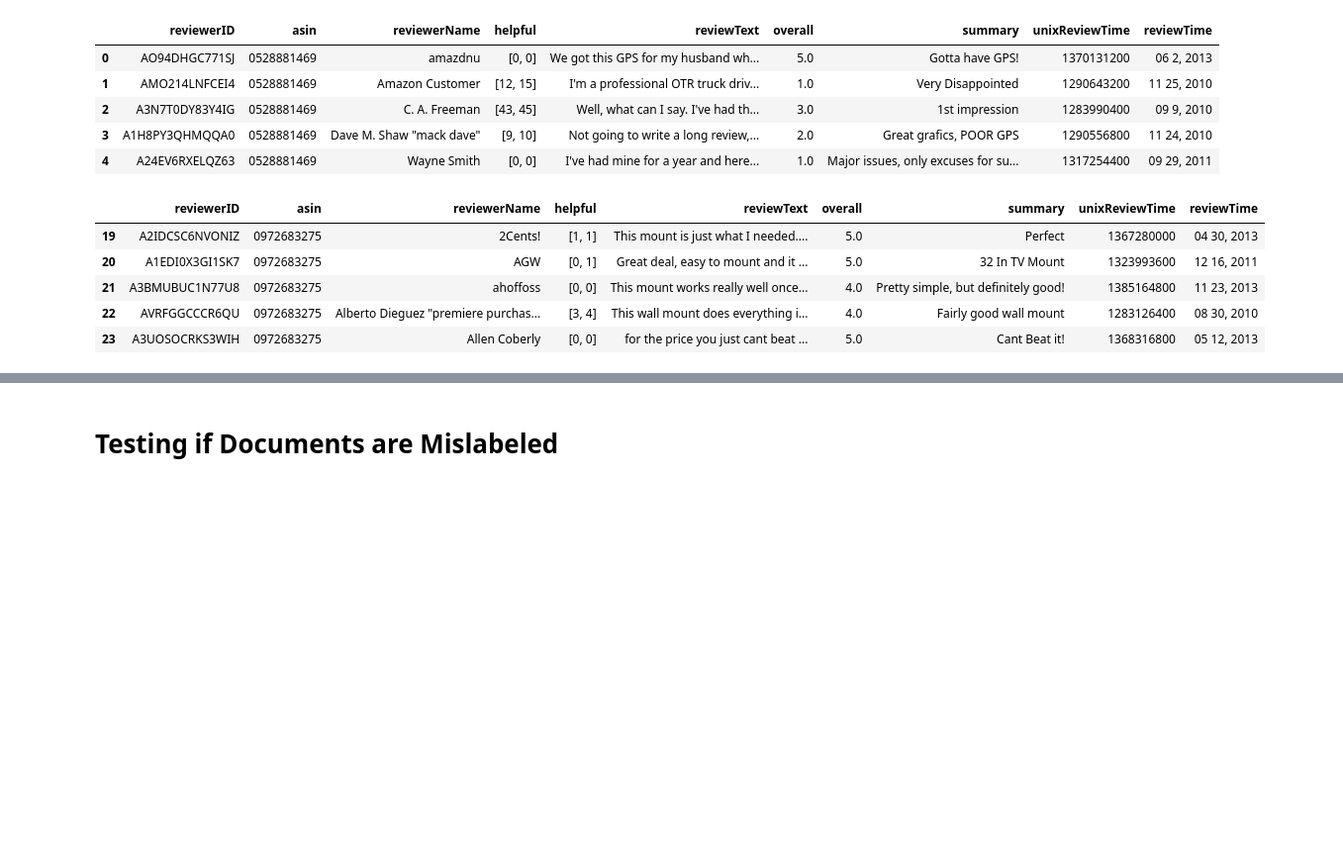
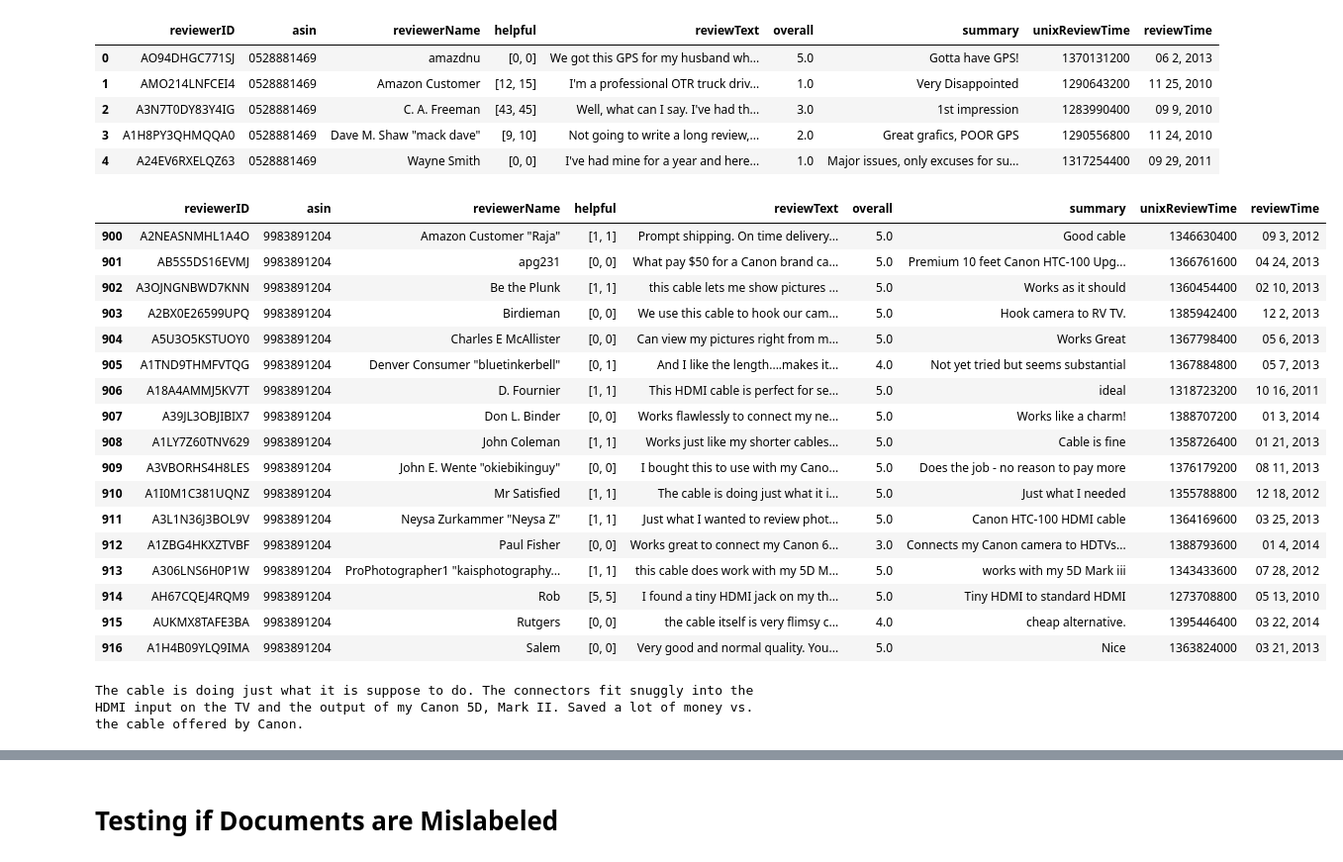
Before and after one commit to divya-chou/gefilter-fish, a Jupyter notebook: gefilter-fish-nmf.ipynb, the cells around one changed output, grey strips where cells are left out. Shown at 99% size. Saved outputs shown, nothing was run; the diff lists cells and outputs as text; code cells hidden in the pictures; blank space fills up the shorter version.

```diff
--- a/gefilter-fish-nmf.ipynb
+++ b/gefilter-fish-nmf.ipynb
@@ -124,17 +121,35 @@ reviews_df.head()
 # %%
 test_asin  = reviews_df['asin'].value_counts().idxmax()
 #test_asin  = '0528881469'
+test_asin  = '9983891204'
 test_df   = reviews_df[reviews_df['asin'] == test_asin]
 test_df   = test_df.replace('', np.nan)
 test_df   = test_df.dropna()
-test_df.head()
+test_df
 # %% [output]
 |  | reviewerID | asin | reviewerName | helpful | reviewText | overall | summary | unixReviewTime | reviewTime |
-| 19 | A2IDCSC6NVONIZ | 0972683275 | 2Cents! | [1, 1] | This mount is just what I needed.... | 5.0 | Perfect | 1367280000 | 04 30, 2013 |
-| 20 | A1EDI0X3GI1SK7 | 0972683275 | AGW | [0, 1] | Great deal, easy to mount and it ... | 5.0 | 32 In TV Mount | 1323993600 | 12 16, 2011 |
-| 21 | A3BMUBUC1N77U8 | 0972683275 | ahoffoss | [0, 0] | This mount works really well once... | 4.0 | Pretty simple, but definitely good! | 1385164800 | 11 23, 2013 |
-| 22 | AVRFGGCCCR6QU | 0972683275 | Alberto Dieguez "premiere purchas... | [3, 4] | This wall mount does everything i... | 4.0 | Fairly good wall mount | 1283126400 | 08 30, 2010 |
-| 23 | A3UOSOCRKS3WIH | 0972683275 | Allen Coberly | [0, 0] | for the price you just cant beat ... | 5.0 | Cant Beat it! | 1368316800 | 05 12, 2013 |
+| 900 | A2NEASNMHL1A4O | 9983891204 | Amazon Customer "Raja" | [1, 1] | Prompt shipping. On time delivery... | 5.0 | Good cable | 1346630400 | 09 3, 2012 |
+| 901 | AB5S5DS16EVMJ | 9983891204 | apg231 | [0, 0] | What pay $50 for a Canon brand ca... | 5.0 | Premium 10 feet Canon HTC-100 Upg... | 1366761600 | 04 24, 2013 |
+| 902 | A3OJNGNBWD7KNN | 9983891204 | Be the Plunk | [1, 1] | this cable lets me show pictures ... | 5.0 | Works as it should | 1360454400 | 02 10, 2013 |
+| 903 | A2BX0E26599UPQ | 9983891204 | Birdieman | [0, 0] | We use this cable to hook our cam... | 5.0 | Hook camera to RV TV. | 1385942400 | 12 2, 2013 |
+| 904 | A5U3O5KSTUOY0 | 9983891204 | Charles E McAllister | [0, 0] | Can view my pictures right from m... | 5.0 | Works Great | 1367798400 | 05 6, 2013 |
+| 905 | A1TND9THMFVTQG | 9983891204 | Denver Consumer "bluetinkerbell" | [0, 1] | And I like the length....makes it... | 4.0 | Not yet tried but seems substantial | 1367884800 | 05 7, 2013 |
+| 906 | A18A4AMMJ5KV7T | 9983891204 | D. Fournier | [1, 1] | This HDMI cable is perfect for se... | 5.0 | ideal | 1318723200 | 10 16, 2011 |
+| 907 | A39JL3OBJIBIX7 | 9983891204 | Don L. Binder | [0, 0] | Works flawlessly to connect my ne... | 5.0 | Works like a charm! | 1388707200 | 01 3, 2014 |
+| 908 | A1LY7Z60TNV629 | 9983891204 | John Coleman | [1, 1] | Works just like my shorter cables... | 5.0 | Cable is fine | 1358726400 | 01 21, 2013 |
+| 909 | A3VBORHS4H8LES | 9983891204 | John E. Wente "okiebikinguy" | [0, 0] | I bought this to use with my Cano... | 5.0 | Does the job - no reason to pay more | 1376179200 | 08 11, 2013 |
+| 910 | A1I0M1C381UQNZ | 9983891204 | Mr Satisfied | [1, 1] | The cable is doing just what it i... | 5.0 | Just what I needed | 1355788800 | 12 18, 2012 |
+| 911 | A3L1N36J3BOL9V | 9983891204 | Neysa Zurkammer "Neysa Z" | [1, 1] | Just what I wanted to review phot... | 5.0 | Canon HTC-100 HDMI cable | 1364169600 | 03 25, 2013 |
+| 912 | A1ZBG4HKXZTVBF | 9983891204 | Paul Fisher | [0, 0] | Works great to connect my Canon 6... | 3.0 | Connects my Canon camera to HDTVs... | 1388793600 | 01 4, 2014 |
+| 913 | A306LNS6H0P1W | 9983891204 | ProPhotographer1 "kaisphotography... | [1, 1] | this cable does work with my 5D M... | 5.0 | works with my 5D Mark iii | 1343433600 | 07 28, 2012 |
+| 914 | AH67CQEJ4RQM9 | 9983891204 | Rob | [5, 5] | I found a tiny HDMI jack on my th... | 5.0 | Tiny HDMI to standard HDMI | 1273708800 | 05 13, 2010 |
+| 915 | AUKMX8TAFE3BA | 9983891204 | Rutgers | [0, 0] | the cable itself is very flimsy c... | 4.0 | cheap alternative. | 1395446400 | 03 22, 2014 |
+| 916 | A1H4B09YLQ9IMA | 9983891204 | Salem | [0, 0] | Very good and normal quality. You... | 5.0 | Nice | 1363824000 | 03 21, 2013 |
+# %%
+for review in test_df[test_df['reviewerName']=='Mr Satisfied']['reviewText']:
+    print(review)
+# %% [output]
+The cable is doing just what it is suppose to do. The connectors fit snuggly into the HDMI input on the TV and the output of my Canon 5D, Mark II. Saved a lot of money vs. the cable offered by Canon.
 # %%
 def define_model(df):
     # define the number features, topics, and how many
```
Also changed, not shown: parts of 8 cells of this notebook, 6 other files.
